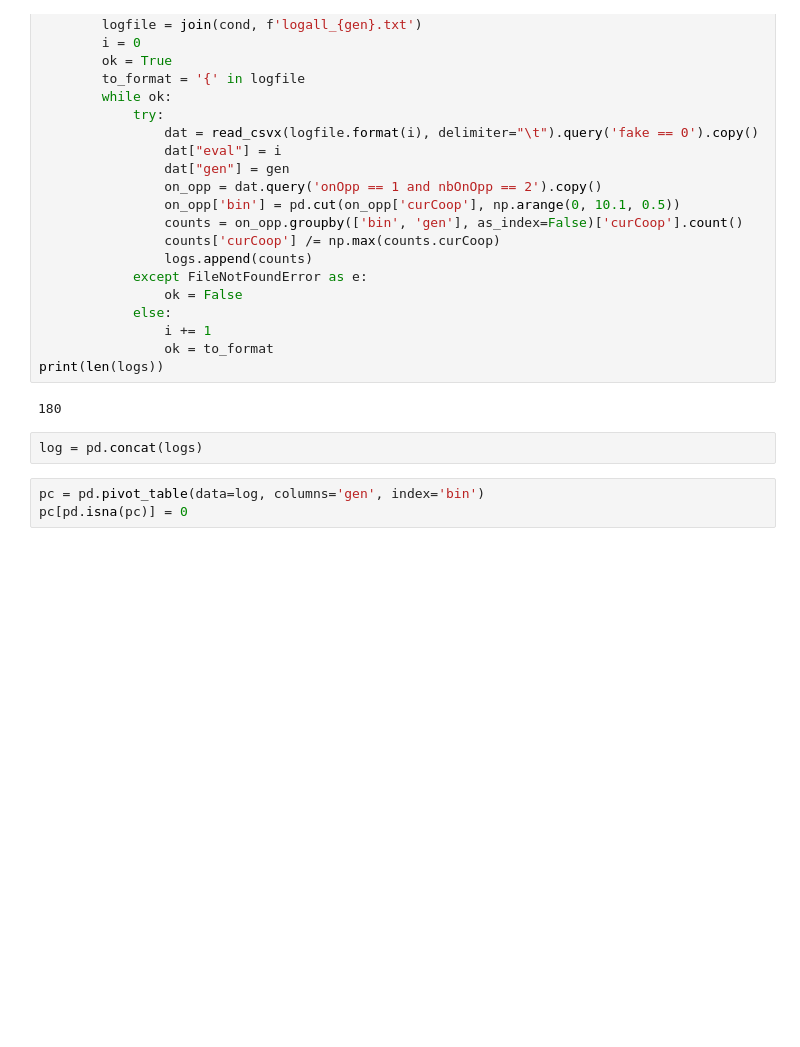
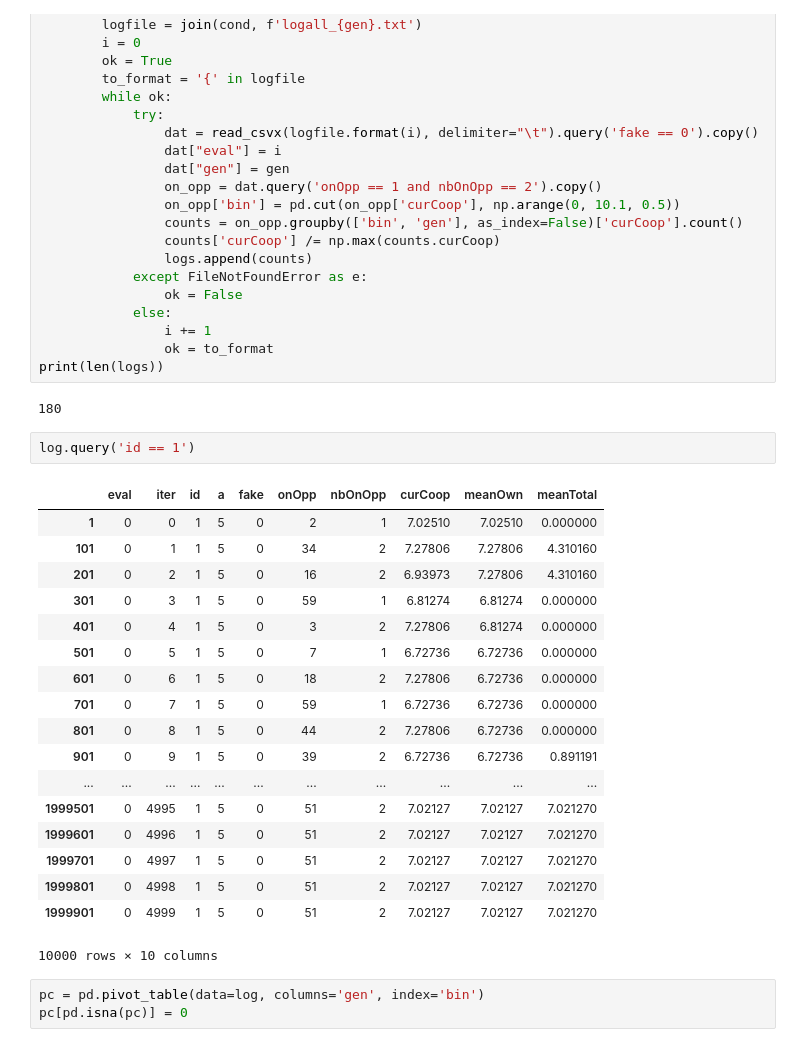
Before and after one commit to PaulEcoffet/roborobo3, a Jupyter notebook: roborobo3/notebooks/bigmodel ESS stat.ipynb, the cells around one changed output. Cells and saved outputs as stored; diff of their text form; blank space fills up the shorter version.

```diff
--- a/roborobo3/notebooks/bigmodel ESS stat.ipynb
+++ b/roborobo3/notebooks/bigmodel ESS stat.ipynb
@@ -146,8 +143,27 @@ for gen in gens:
 print(len(logs))
 # %% [output]
 180
-# %%
-log = pd.concat(logs)
+# %%
+log.query('id == 1')
+# %% [output]
+|  | eval | iter | id | a | fake | onOpp | nbOnOpp | curCoop | meanOwn | meanTotal |
+| 1 | 0 | 0 | 1 | 5 | 0 | 2 | 1 | 7.02510 | 7.02510 | 0.000000 |
+| 101 | 0 | 1 | 1 | 5 | 0 | 34 | 2 | 7.27806 | 7.27806 | 4.310160 |
+| 201 | 0 | 2 | 1 | 5 | 0 | 16 | 2 | 6.93973 | 7.27806 | 4.310160 |
+| 301 | 0 | 3 | 1 | 5 | 0 | 59 | 1 | 6.81274 | 6.81274 | 0.000000 |
+| 401 | 0 | 4 | 1 | 5 | 0 | 3 | 2 | 7.27806 | 6.81274 | 0.000000 |
+| 501 | 0 | 5 | 1 | 5 | 0 | 7 | 1 | 6.72736 | 6.72736 | 0.000000 |
+| 601 | 0 | 6 | 1 | 5 | 0 | 18 | 2 | 7.27806 | 6.72736 | 0.000000 |
+| 701 | 0 | 7 | 1 | 5 | 0 | 59 | 1 | 6.72736 | 6.72736 | 0.000000 |
+| 801 | 0 | 8 | 1 | 5 | 0 | 44 | 2 | 7.27806 | 6.72736 | 0.000000 |
+| 901 | 0 | 9 | 1 | 5 | 0 | 39 | 2 | 6.72736 | 6.72736 | 0.891191 |
+| ... | ... | ... | ... | ... | ... | ... | ... | ... | ... | ... |
+| 1999501 | 0 | 4995 | 1 | 5 | 0 | 51 | 2 | 7.02127 | 7.02127 | 7.021270 |
+| 1999601 | 0 | 4996 | 1 | 5 | 0 | 51 | 2 | 7.02127 | 7.02127 | 7.021270 |
+| 1999701 | 0 | 4997 | 1 | 5 | 0 | 51 | 2 | 7.02127 | 7.02127 | 7.021270 |
+| 1999801 | 0 | 4998 | 1 | 5 | 0 | 51 | 2 | 7.02127 | 7.02127 | 7.021270 |
+| 1999901 | 0 | 4999 | 1 | 5 | 0 | 51 | 2 | 7.02127 | 7.02127 | 7.021270 |
+10000 rows × 10 columns
 # %%
 pc = pd.pivot_table(data=log, columns='gen', index='bin')
 pc[pd.isna(pc)] = 0
```
Also changed, not shown: parts of 1 cell of this notebook, 2 other files.
